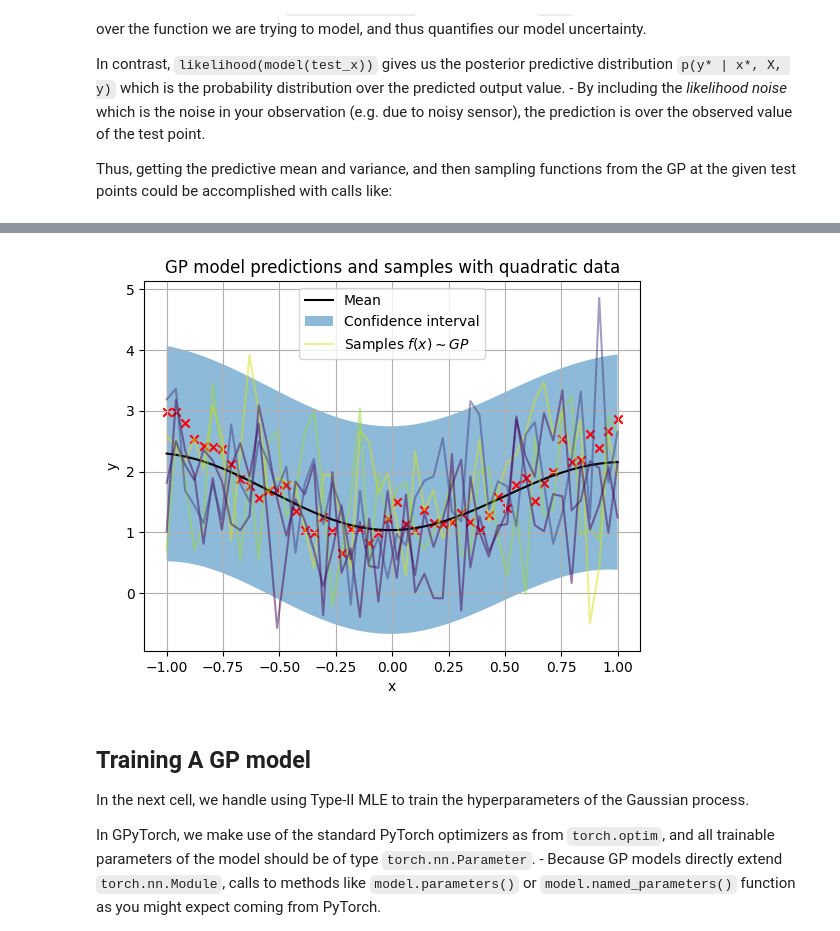
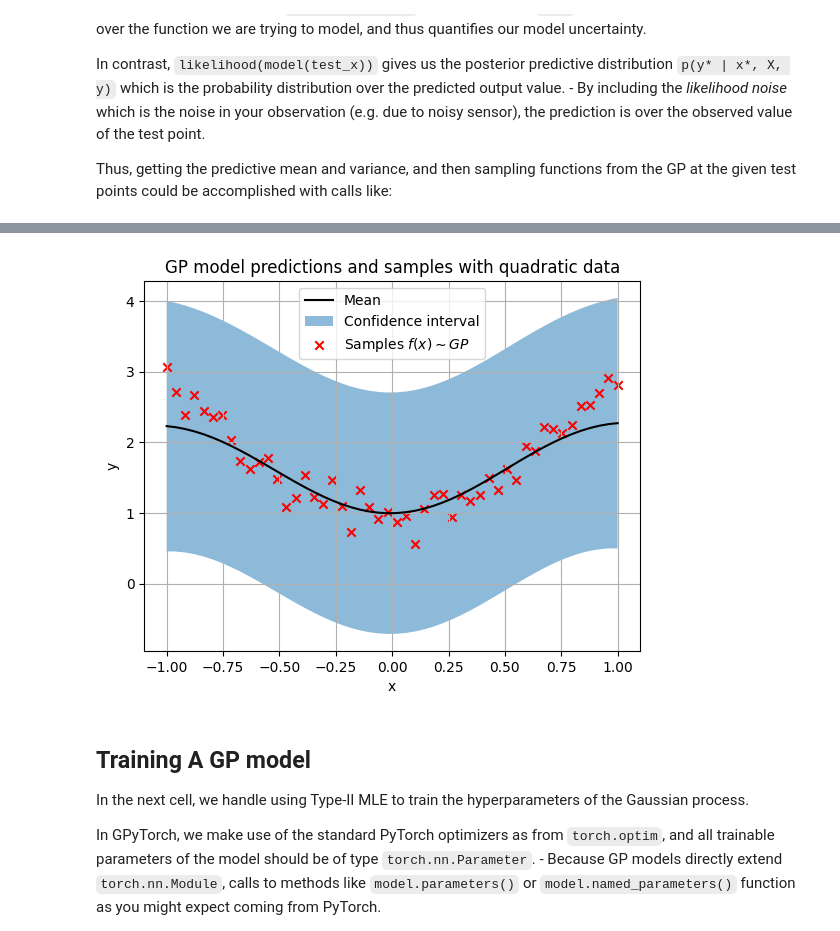
Before and after one commit to iurteagalab/stats_for_ai, a Jupyter notebook: labs_full/lab_06_gp_regression_full.ipynb, the cells around one changed output, grey strips where cells are left out. Saved outputs shown, nothing was run; the diff lists cells and outputs as text; code cells hidden in the pictures.

```diff
--- a/labs_full/lab_06_gp_regression_full.ipynb
+++ b/labs_full/lab_06_gp_regression_full.ipynb
@@ -499,6 +499,6 @@ with torch.no_grad():
     plt.title('Posterior GP model and samples with linear data in separate regions')
     plt.xlabel('x')
     plt.ylabel('y')
-    plt.legend(['Mean', 'Confidence interval', 'Samples $f(x)\sim GP$'])
+    plt.legend(['Mean', 'Confidence interval', 'Samples $f(x)\\sim GP$'])
     plt.grid()
 # %% [output]
@@ -540,6 +540,6 @@ with torch.no_grad():
     plt.title('Posterior GP model and samples with linear data in separate regions')
     plt.xlabel('x')
     plt.ylabel('y')
-    plt.legend(['Mean', 'Confidence interval', 'Samples $f(x)\sim GP$'])
+    plt.legend(['Mean', 'Confidence interval', 'Samples $f(x)\\sim GP$'])
     plt.grid()
 # %% [output]
@@ -599,7 +599,7 @@ with torch.no_grad():
     plt.title('GP model predictions and samples with linear data')
     plt.xlabel('x')
     plt.ylabel('y')
-    plt.legend(['Mean', 'Confidence interval', 'Samples $f(x)\sim GP$'])
+    plt.legend(['Mean', 'Confidence interval', 'Samples $f(x) \\sim GP$'])
     plt.grid()
 plt.show()
 # %% [output]
@@ -646,7 +646,7 @@ with torch.no_grad():
     plt.title('GP model predictions and samples with periodic data')
     plt.xlabel('x')
     plt.ylabel('y')
-    plt.legend(['Mean', 'Confidence interval', 'Samples $f(x)\sim GP$'])
+    plt.legend(['Mean', 'Confidence interval', 'Samples $f(x) \\sim GP$'])
     plt.grid()
 plt.show()
 # %% [output]
@@ -665,38 +665,38 @@ gp_model_quadratic.eval()
 # Set the likelihood in evaluation mode
 likelihood_f.eval()
 
-plot_samples = True
+plot_samples = False
 with torch.no_grad():
     plt.figure()
 
     # The mean and covariance of the predictions
     gp_model_prediction = likelihood_f(gp_model_quadratic(x))
     # Plot the mean
     plt.plot(x.numpy(), gp_model_prediction.mean.numpy(), 'k')
     # Plot the 95% confidence interval
     lower, upper = gp_model_prediction.confidence_region()
     plt.fill_between(x.numpy(), lower.numpy(), upper.numpy(), alpha=0.5)
     if plot_samples:
         # Plot some samples from the posterior
         # Note that the samples are drawn from the likelihood, not the GP model
         # This is important, as it incorporates the noise in the observations
         # Plot some predicted samples
         for _ in range(5):
             sample = gp_model_prediction.sample()
             # Plot the samples, changing the color each sample
             # to make it easier to see the samples
             plt.plot(x.numpy(), sample.numpy(),
                     color=plt.cm.viridis(torch.rand(1).item()), alpha=0.5)
     # Plot the observations
     plt.scatter(x.numpy(), y_quadratic.numpy(), color='red', marker='x')
     plt.title('GP model predictions and samples with quadratic data')
     plt.xlabel('x')
     plt.ylabel('y')
-    plt.legend(['Mean', 'Confidence interval', 'Samples $f(x)\sim GP$'])
+    plt.legend(['Mean', 'Confidence interval', 'Samples $f(x)\\sim GP$'])
     plt.grid()
 plt.show()
 # %% [output]
-[figure, old version]
+[figure, new version]
 # %% [markdown]
 ## Training A GP model
 
```
Also changed, not shown: parts of 22 cells of this notebook.
